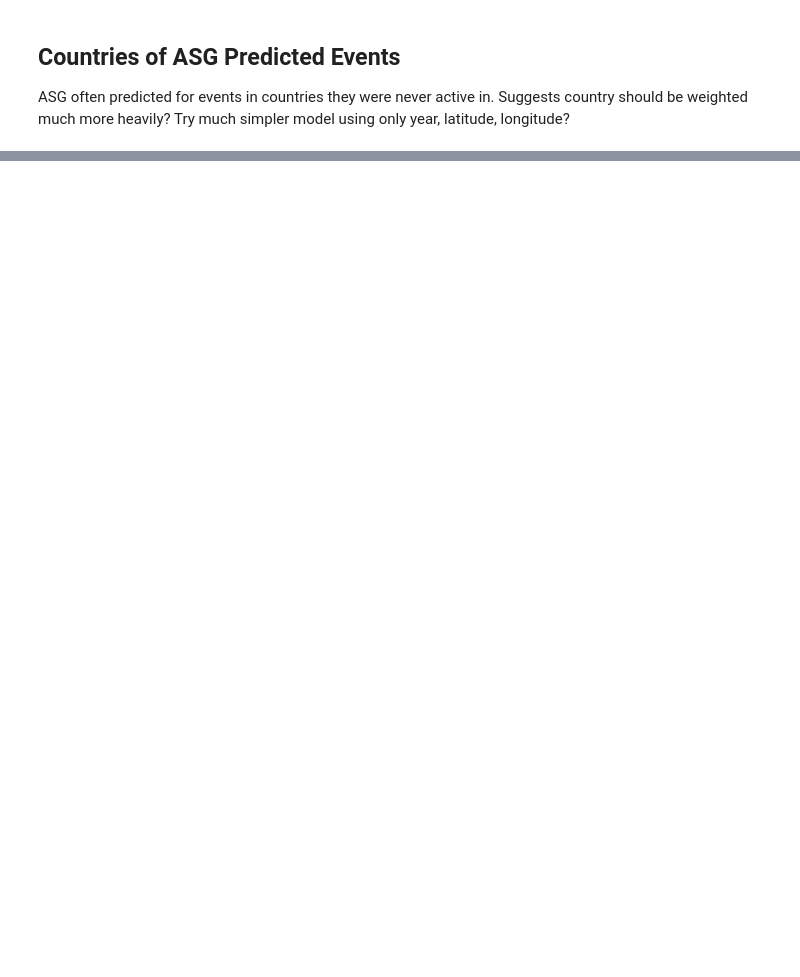
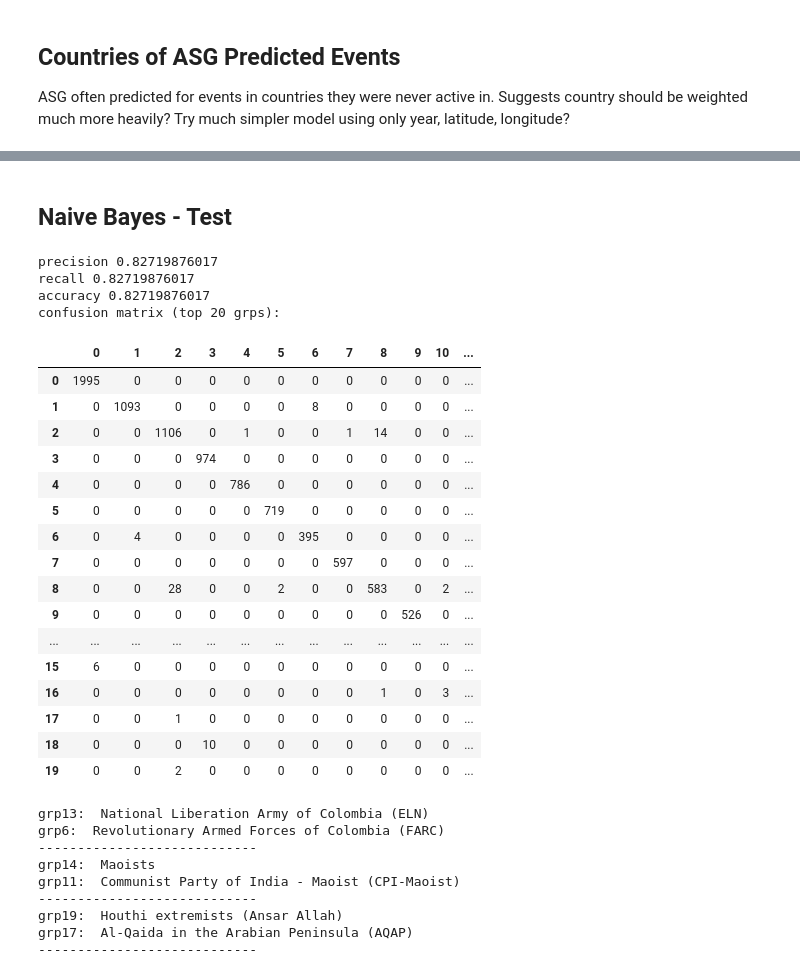
Before and after one commit to jack89roberts/GTD, a Jupyter notebook: GTD_GrpFeatures.ipynb, the cells around one changed output, grey strips where cells are left out. Saved outputs shown, nothing was run; the diff lists cells and outputs as text; code cells hidden in the pictures; blank space fills up the shorter version.

Commit message:
added a naive bayes type calculation

```diff
--- a/GTD_GrpFeatures.ipynb
+++ b/GTD_GrpFeatures.ipynb
@@ -560,0 +711,73 @@ print(df[df.gname=='Abu Sayyaf Group (ASG)']['country_txt'].unique())
+# %% [markdown]
+## Naive Bayes - Test
+# %%
+# series to store results in
+y_baies = pd.Series(index=X_dum_test.index)
+
+for event in X_dum_test.index:
+    # likelihood for each feature given each group
+    probs = X_dum_test.loc[event]*p_xgy
+
+    # multiply likelihoods for each feature
+    probs=probs.T
+    probs=probs[probs.sum(axis=1)>0]
+    probs=probs.product().multiply(p_y)
+
+    # normalise
+    #probs = probs/probs.sum()
+
+    # store group with max likelihood
+    y_baies[event]=probs.idxmax(axis=1)
+
+df_baies = pd.DataFrame({'gname':y_test,'pred':y_baies})
+df_baies['true'] = df_baies.gname == df_baies.pred
+
+print('overall accuracy',sum(df_baies.true)/len(df_baies))
+# %%
+print('precision',precision_score(df_baies.gname, df_baies.pred, labels=top_grps,average='micro'))
+print('recall',recall_score(df_baies.gname, df_baies.pred, labels=top_grps,average='micro'))
+print('accuracy',accuracy_score(df_baies.gname, df_baies.pred))
+print('confusion matrix (top 20 grps):')
+cmatrix = confusion_matrix(df_baies.gname, df_baies.pred,labels=top_grps)
+display(pd.DataFrame(cmatrix).iloc[:20,:20])
+
+print('grp13: ',top_grps[13])
+print('grp6: ',top_grps[6])
+print('----------------------------')
+print('grp14: ',top_grps[14])
+print('grp11: ',top_grps[11])
+print('----------------------------')
+print('grp19: ',top_grps[19])
+print('grp17: ',top_grps[17])
+print('----------------------------')
+# %% [output]
+precision 0.82719876017
+recall 0.82719876017
+accuracy 0.82719876017
+confusion matrix (top 20 grps):
+|  | 0 | 1 | 2 | 3 | 4 | 5 | 6 | 7 | 8 | 9 | 10 | ... |
+| 0 | 1995 | 0 | 0 | 0 | 0 | 0 | 0 | 0 | 0 | 0 | 0 | ... |
+| 1 | 0 | 1093 | 0 | 0 | 0 | 0 | 8 | 0 | 0 | 0 | 0 | ... |
+| 2 | 0 | 0 | 1106 | 0 | 1 | 0 | 0 | 1 | 14 | 0 | 0 | ... |
+| 3 | 0 | 0 | 0 | 974 | 0 | 0 | 0 | 0 | 0 | 0 | 0 | ... |
+| 4 | 0 | 0 | 0 | 0 | 786 | 0 | 0 | 0 | 0 | 0 | 0 | ... |
+| 5 | 0 | 0 | 0 | 0 | 0 | 719 | 0 | 0 | 0 | 0 | 0 | ... |
+| 6 | 0 | 4 | 0 | 0 | 0 | 0 | 395 | 0 | 0 | 0 | 0 | ... |
+| 7 | 0 | 0 | 0 | 0 | 0 | 0 | 0 | 597 | 0 | 0 | 0 | ... |
+| 8 | 0 | 0 | 28 | 0 | 0 | 2 | 0 | 0 | 583 | 0 | 2 | ... |
+| 9 | 0 | 0 | 0 | 0 | 0 | 0 | 0 | 0 | 0 | 526 | 0 | ... |
+| ... | ... | ... | ... | ... | ... | ... | ... | ... | ... | ... | ... | ... |
+| 15 | 6 | 0 | 0 | 0 | 0 | 0 | 0 | 0 | 0 | 0 | 0 | ... |
+| 16 | 0 | 0 | 0 | 0 | 0 | 0 | 0 | 0 | 1 | 0 | 3 | ... |
+| 17 | 0 | 0 | 1 | 0 | 0 | 0 | 0 | 0 | 0 | 0 | 0 | ... |
+| 18 | 0 | 0 | 0 | 10 | 0 | 0 | 0 | 0 | 0 | 0 | 0 | ... |
+| 19 | 0 | 0 | 2 | 0 | 0 | 0 | 0 | 0 | 0 | 0 | 0 | ... |
+grp13:  National Liberation Army of Colombia (ELN)
+grp6:  Revolutionary Armed Forces of Colombia (FARC)
+----------------------------
+grp14:  Maoists
+grp11:  Communist Party of India - Maoist (CPI-Maoist)
+----------------------------
+grp19:  Houthi extremists (Ansar Allah)
+grp17:  Al-Qaida in the Arabian Peninsula (AQAP)
+----------------------------
```
Also changed, not shown: parts of 11 cells of this notebook.
